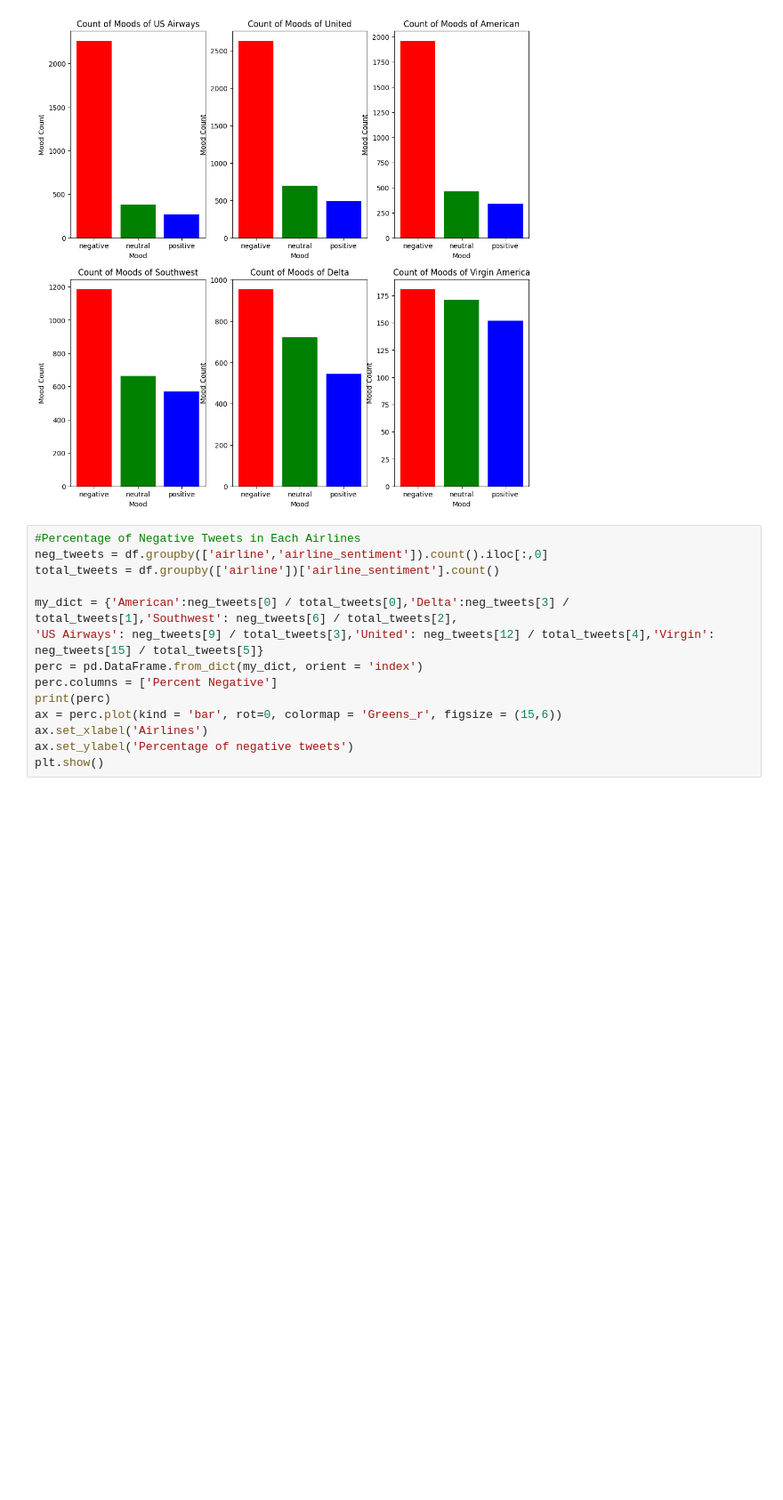
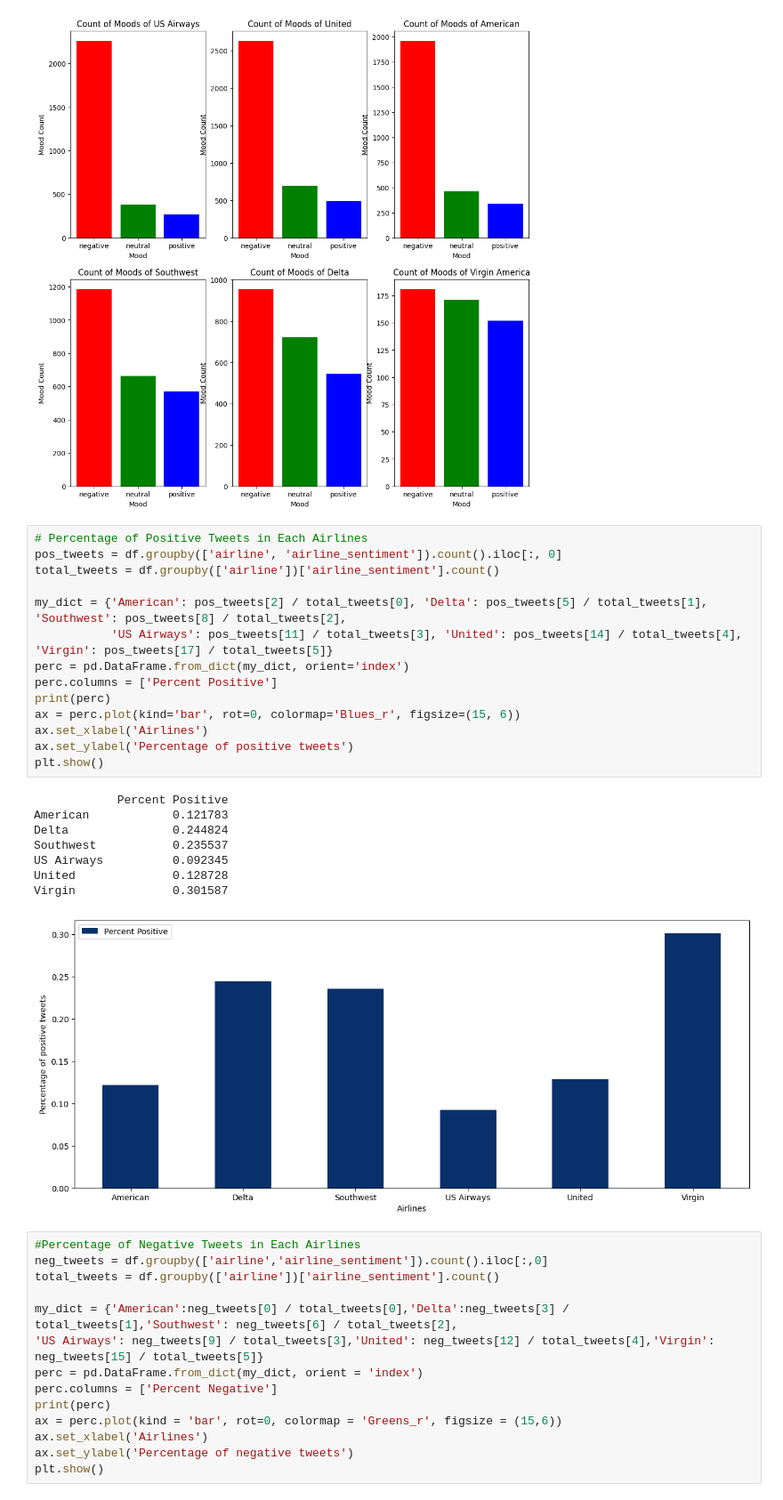
Before and after one commit to Dharshan465/Sentiment-analysis-for-marketing, a Jupyter notebook: Phase 4/AI_Phase4.ipynb, the cells around one changed output. Shown at 89% size. Drawn from its saved outputs; the diff is of its cells as text; blank space fills up the shorter version.

```diff
--- a/Phase 4/AI_Phase4.ipynb
+++ b/Phase 4/AI_Phase4.ipynb
@@ -107,6 +251,29 @@ Delta             2222
 Virgin America     504
 Name: airline_sentiment, dtype: int64
 [figure]
+# %%
+# Percentage of Positive Tweets in Each Airlines
+pos_tweets = df.groupby(['airline', 'airline_sentiment']).count().iloc[:, 0]
+total_tweets = df.groupby(['airline'])['airline_sentiment'].count()
+
+my_dict = {'American': pos_tweets[2] / total_tweets[0], 'Delta': pos_tweets[5] / total_tweets[1], 'Southwest': pos_tweets[8] / total_tweets[2],
+           'US Airways': pos_tweets[11] / total_tweets[3], 'United': pos_tweets[14] / total_tweets[4], 'Virgin': pos_tweets[17] / total_tweets[5]}
+perc = pd.DataFrame.from_dict(my_dict, orient='index')
+perc.columns = ['Percent Positive']
+print(perc)
+ax = perc.plot(kind='bar', rot=0, colormap='Blues_r', figsize=(15, 6))
+ax.set_xlabel('Airlines')
+ax.set_ylabel('Percentage of positive tweets')
+plt.show()
+# %% [output]
+            Percent Positive
+American            0.121783
+Delta               0.244824
+Southwest           0.235537
+US Airways          0.092345
+United              0.128728
+Virgin              0.301587
+[figure, added]
 # %%
 #Percentage of Negative Tweets in Each Airlines
 neg_tweets = df.groupby(['airline','airline_sentiment']).count().iloc[:,0]
```
Also changed, not shown: parts of 34 cells of this notebook.
